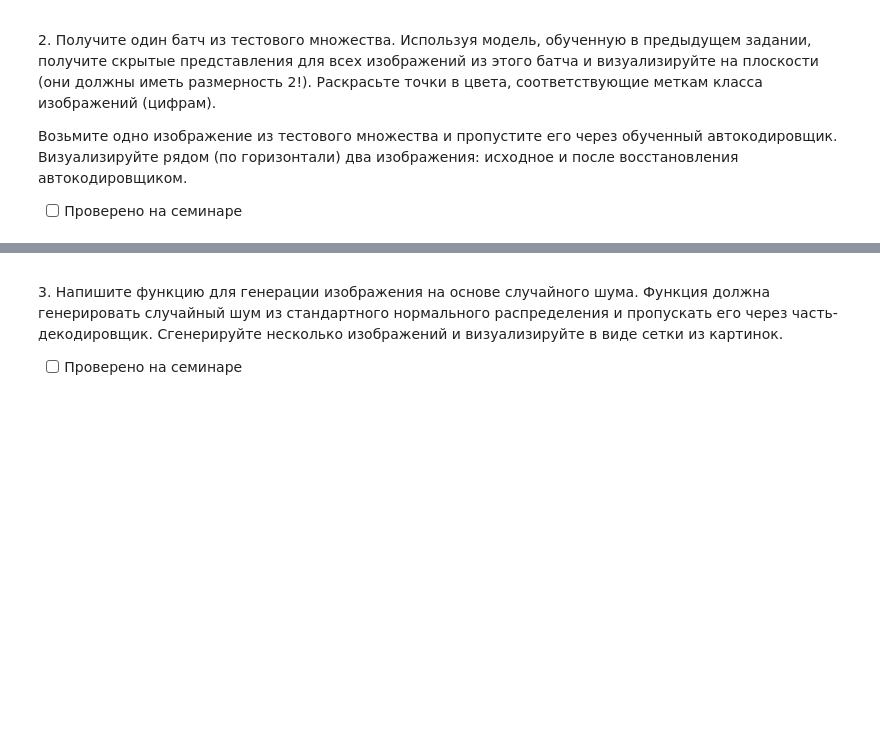
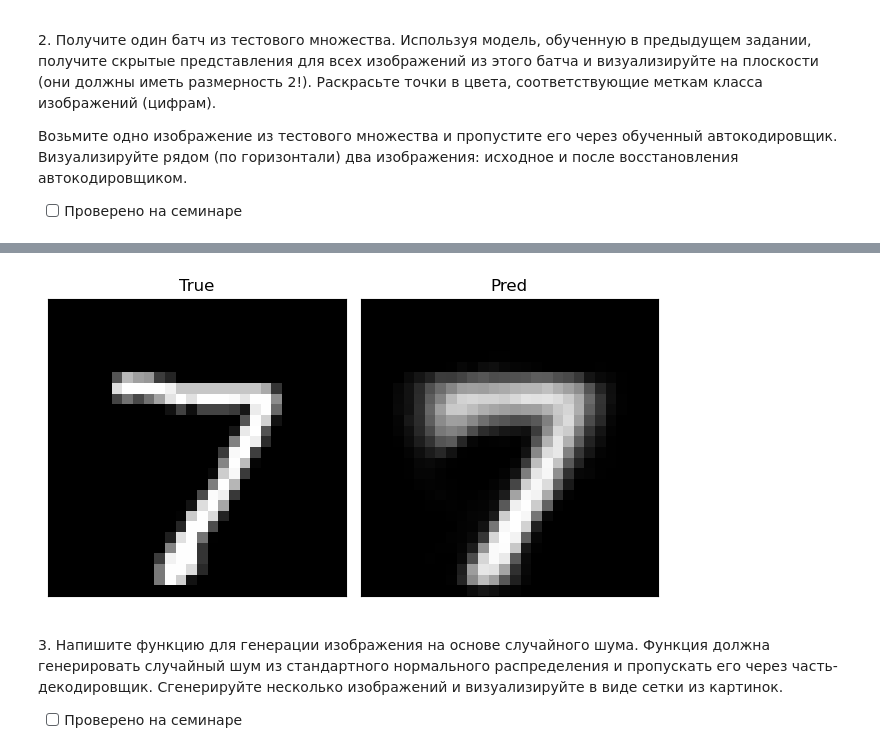
Before and after one commit to kekwak/Deep-Learning, a Jupyter notebook: 07_encoders/07_1_autoencoders.ipynb, the cells around one changed output, grey strips where cells are left out. Saved outputs shown, nothing was run; the diff lists cells and outputs as text; code cells hidden in the pictures; blank space fills up the shorter version.

```diff
--- a/07_encoders/07_1_autoencoders.ipynb
+++ b/07_encoders/07_1_autoencoders.ipynb
@@ -52,3 +172,20 @@ $\hat{x} = g_\phi(z)$
+# %%
+image, label = test_dataset[0]
+image_th = image.clone().to(device).flatten().unsqueeze(0)
+out = model(image_th)
+# %%
+fig, ax = plt.subplots(1, 2)
+for a in ax:
+	a.set_xticks([])
+	a.set_yticks([])
+ax[0].set_title('True')
+ax[1].set_title('Pred')
+ax[0].imshow(image.permute(1, 2, 0), cmap='gray')
+ax[1].imshow((out.cpu().detach().numpy().reshape(28, 28) * 255), cmap='gray')
+fig.tight_layout()
+plt.show()
+# %% [output]
+[figure, added]
 # %% [markdown]
 <p class="task" id="3"></p>
 
```
Also changed, not shown: parts of 23 cells of this notebook.
